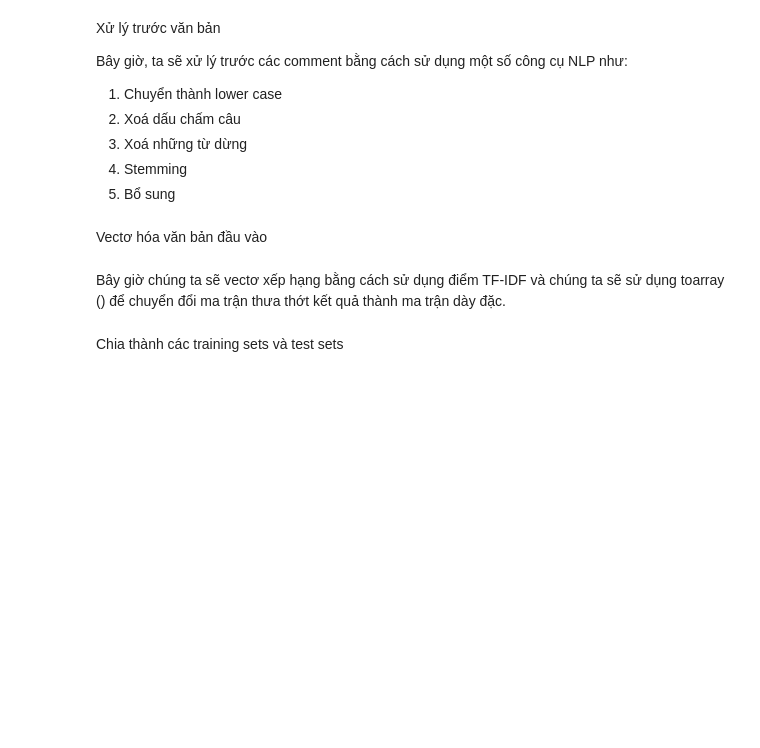
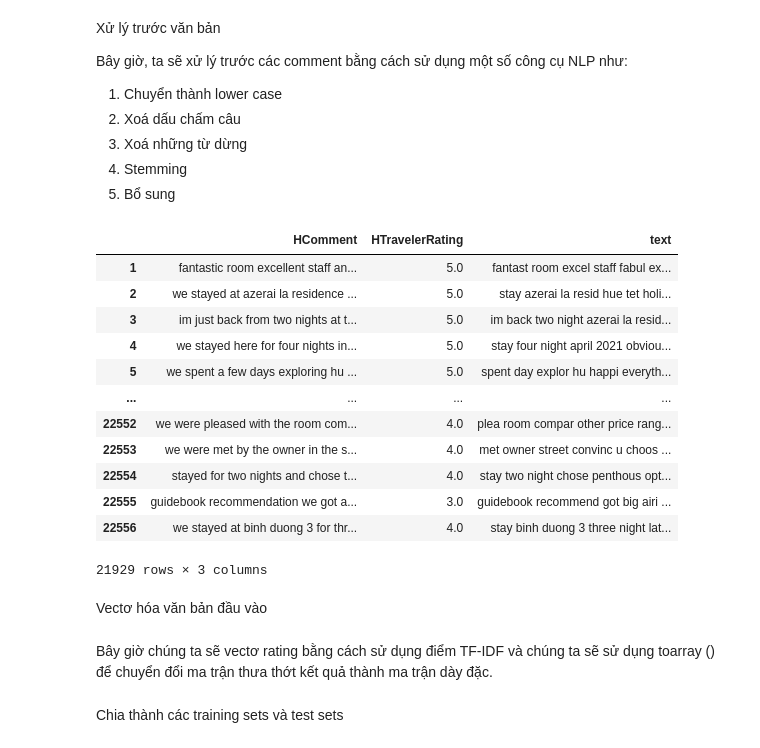
Before and after one commit to TranThiDieuHien/DO_AN_1, a Jupyter notebook: Phân_tích_dữ_liệu.ipynb, the cells around one changed output. Drawn from its saved outputs; the diff is of its cells as text; code cells hidden in the pictures; blank space fills up the shorter version.

```diff
--- a/Phân_tích_dữ_liệu.ipynb
+++ b/Phân_tích_dữ_liệu.ipynb
@@ -284,11 +266,33 @@ def data_preprocessing(txt):
 
 data_comment['text'] = data_comment['HComment'].apply(data_preprocessing)
 # %%
-data_comment[["HComment", 'HTravelerRating']]
+data_rating = data_comment[["HComment", 'HTravelerRating', 'text']]
+# %%
+# Xoa cac hang co chua gia tri null
+data_rating = data_rating[data_rating['HComment'].notna()]
+data_rating = data_rating[data_rating['HTravelerRating'].notna()]
+data_rating = data_rating[data_rating['text'].notna()]
+# %%
+#Xem tap du lieu moi
+data_rating
+# %% [output]
+|  | HComment | HTravelerRating | text |
+| 1 | fantastic room excellent staff an... | 5.0 | fantast room excel staff fabul ex... |
+| 2 | we stayed at azerai la residence ... | 5.0 | stay azerai la resid hue tet holi... |
+| 3 | im just back from two nights at t... | 5.0 | im back two night azerai la resid... |
+| 4 | we stayed here for four nights in... | 5.0 | stay four night april 2021 obviou... |
+| 5 | we spent a few days exploring hu ... | 5.0 | spent day explor hu happi everyth... |
+| ... | ... | ... | ... |
+| 22552 | we were pleased with the room com... | 4.0 | plea room compar other price rang... |
+| 22553 | we were met by the owner in the s... | 4.0 | met owner street convinc u choos ... |
+| 22554 | stayed for two nights and chose t... | 4.0 | stay two night chose penthous opt... |
+| 22555 | guidebook recommendation we got a... | 3.0 | guidebook recommend got big airi ... |
+| 22556 | we stayed at binh duong 3 for thr... | 4.0 | stay binh duong 3 three night lat... |
+21929 rows × 3 columns
 # %% [markdown]
 Vectơ hóa văn bản đầu vào
 # %% [markdown]
-Bây giờ chúng ta sẽ vectơ xếp hạng bằng cách sử dụng điểm TF-IDF và chúng ta sẽ sử dụng toarray () để chuyển đổi ma trận thưa thớt kết quả thành ma trận dày đặc.
+Bây giờ chúng ta sẽ vectơ rating bằng cách sử dụng điểm TF-IDF và chúng ta sẽ sử dụng toarray () để chuyển đổi ma trận thưa thớt kết quả thành ma trận dày đặc.
 # %%
 ### Tạo một đối tượng của class TfidfVectorizer
 from sklearn.feature_extraction.text import TfidfVectorizer
```
Also changed, not shown: parts of 17 cells of this notebook.
